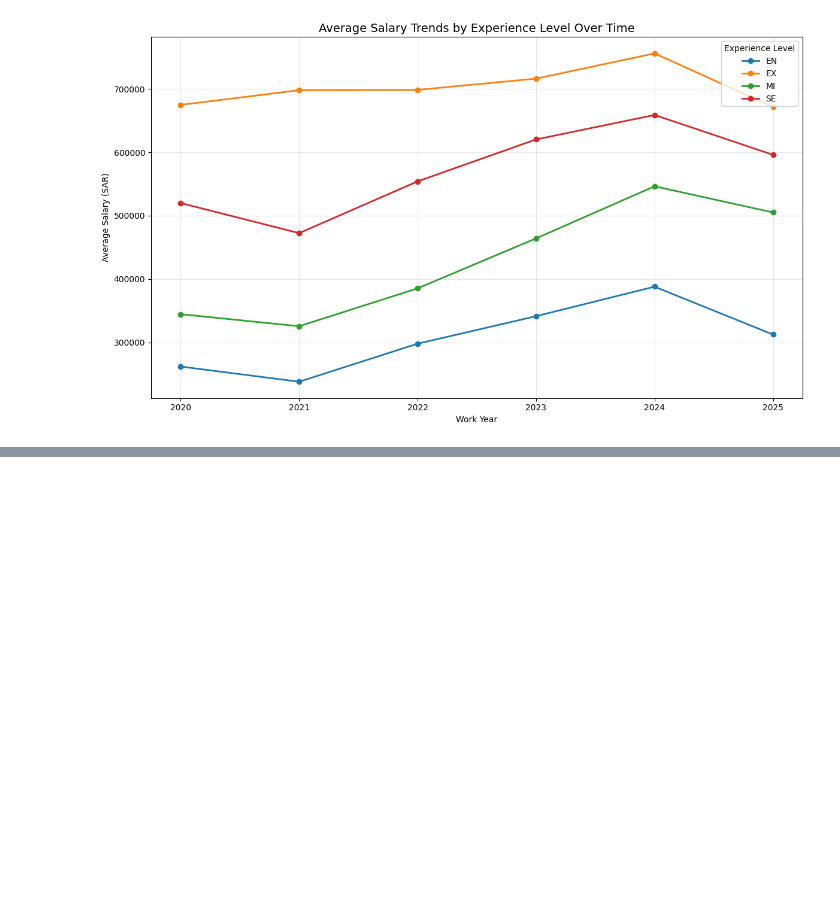
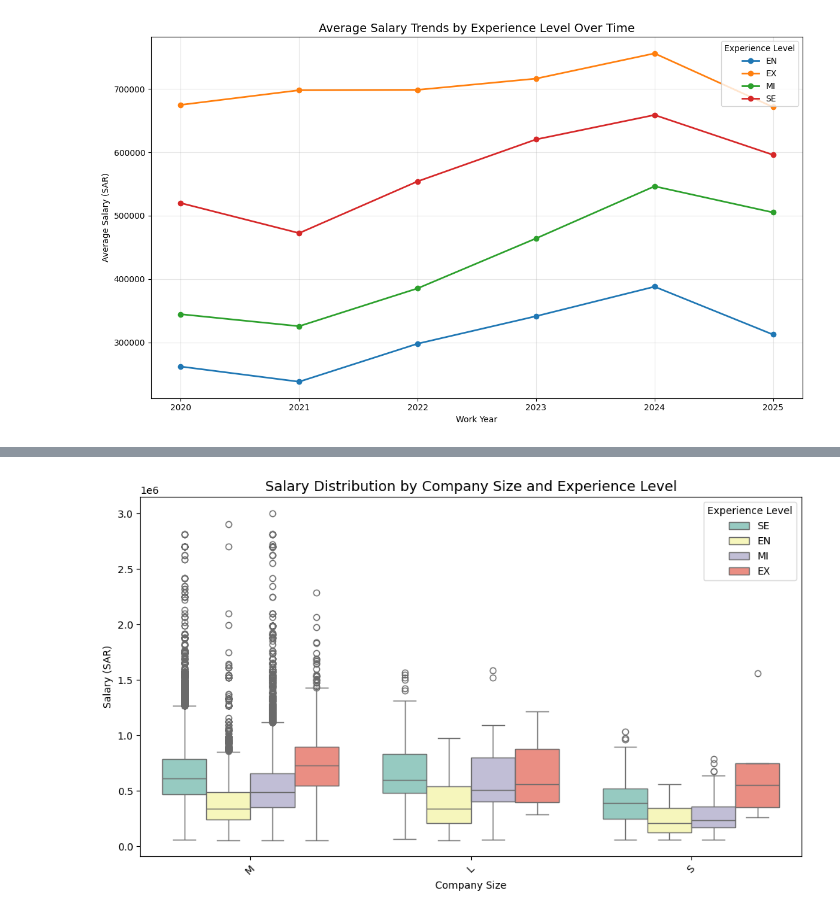
Before and after one commit to Mohab0P/salaries-analysis-and-prediction, a Jupyter notebook: modl.ipynb, the cells around one changed output, grey strips where cells are left out. Saved outputs shown, nothing was run; the diff lists cells and outputs as text; code cells hidden in the pictures; blank space fills up the shorter version.

```diff
--- a/modl.ipynb
+++ b/modl.ipynb
@@ -205,0 +234,18 @@ plt.show()
+# %%
+plt.figure(figsize=(10, 6))
+sns.boxplot(
+    data=df,
+    x="company_size",
+    y="salary",
+    hue="experience_level",
+    palette="Set3"
+)
+plt.title("Salary Distribution by Company Size and Experience Level", fontsize=14)
+plt.xlabel("Company Size")
+plt.ylabel("Salary (SAR)")
+plt.xticks(rotation=45)
+plt.legend(title="Experience Level")
+plt.tight_layout()
+plt.show()
+# %% [output]
+[figure, added]
```
Also changed, not shown: parts of 3 cells of this notebook.
